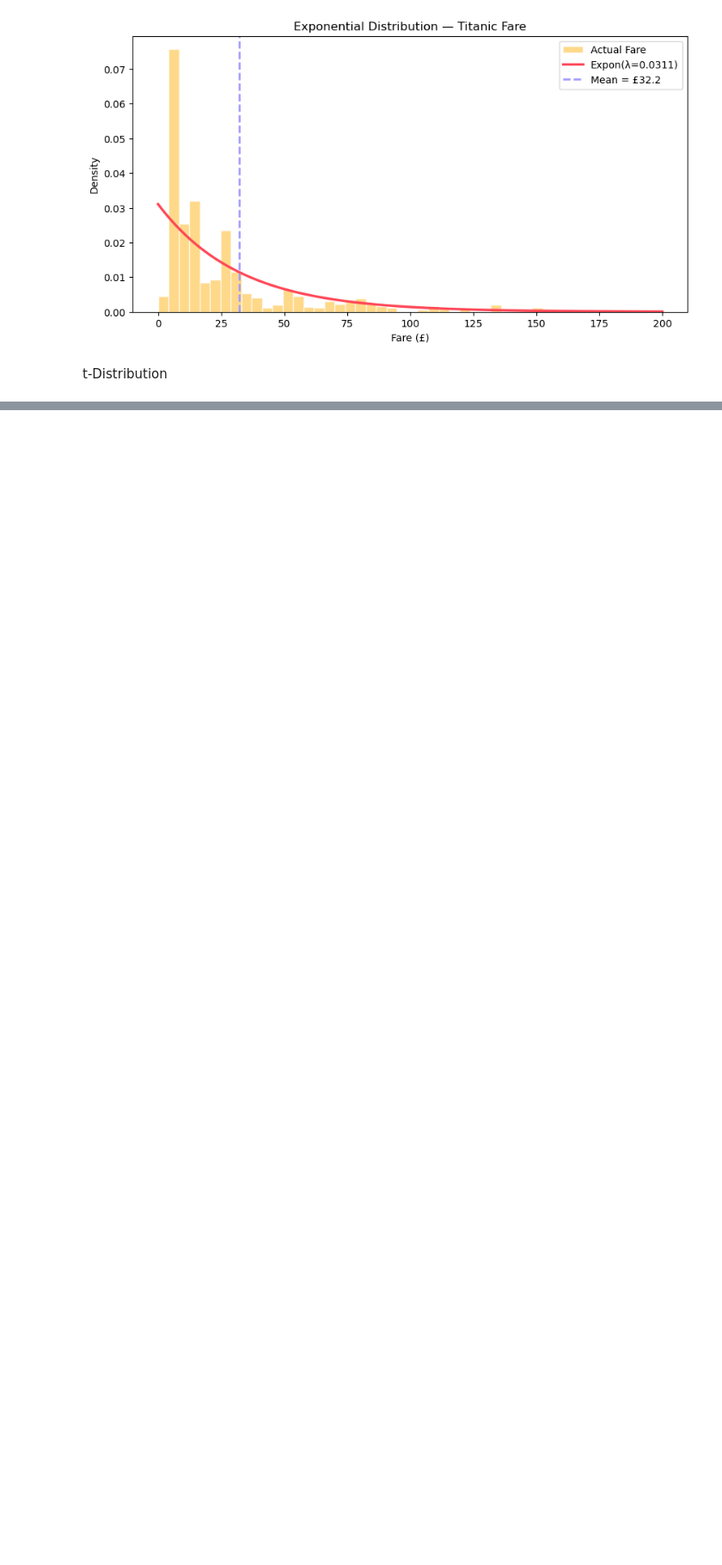
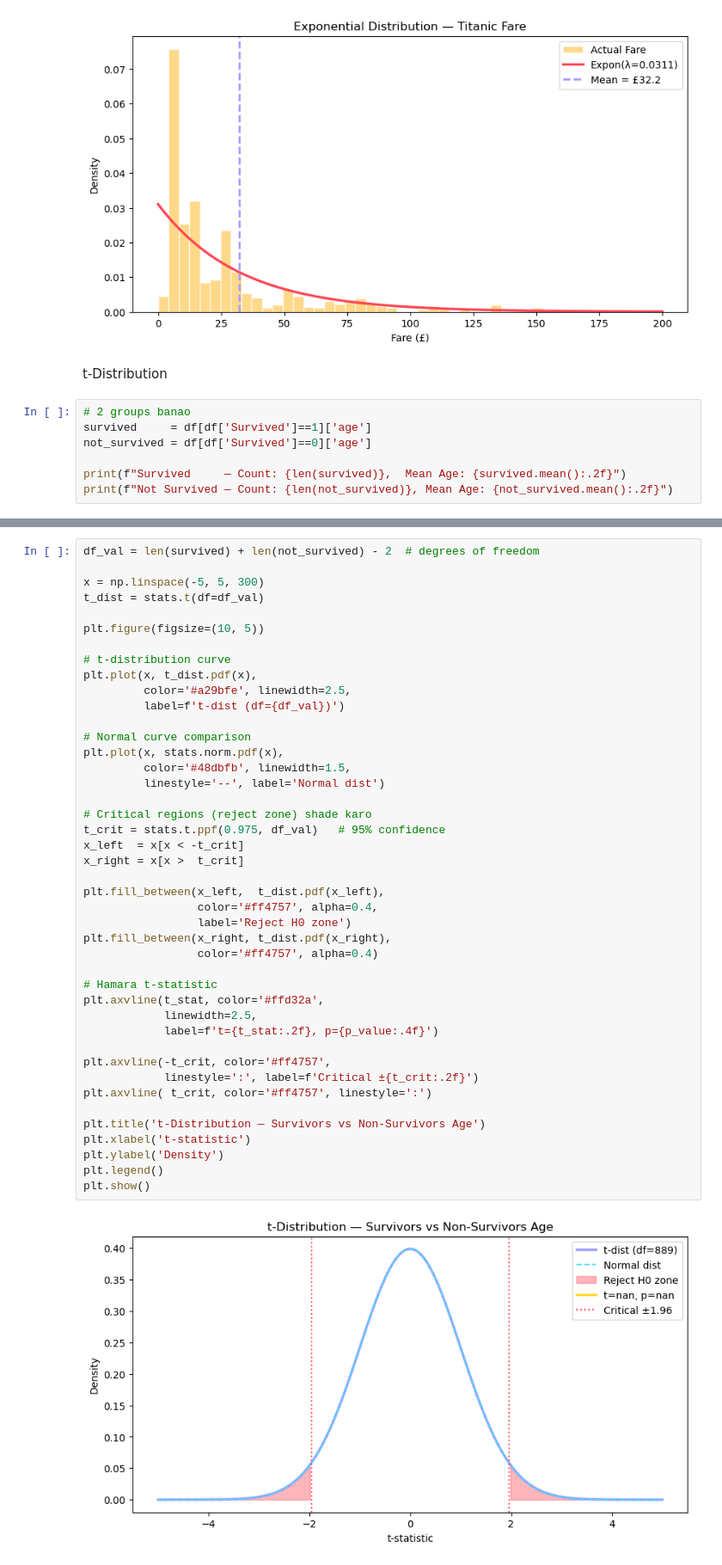
Before and after one commit to tashfeen786/AI-ML-BootCamp, a Jupyter notebook: NETSOL WORK/Week_4/TitanicDataset_to_Perform_ALL_Distributions.ipynb, the cells around one changed output, grey strips where cells are left out. Shown at 86% size. Drawn from its saved outputs; the diff is of its cells as text; blank space fills up the shorter version.

```diff
--- a/NETSOL WORK/Week_4/TitanicDataset_to_Perform_ALL_Distributions.ipynb
+++ b/NETSOL WORK/Week_4/TitanicDataset_to_Perform_ALL_Distributions.ipynb
@@ -462,3 +462,10 @@ plt.show()
 [figure]
 # %% [markdown]
 t-Distribution
+# %%
+# 2 groups banao
+survived     = df[df['Survived']==1]['age']
+not_survived = df[df['Survived']==0]['age']
+
+print(f"Survived     — Count: {len(survived)},  Mean Age: {survived.mean():.2f}")
+print(f"Not Survived — Count: {len(not_survived)}, Mean Age: {not_survived.mean():.2f}")
@@ -464,0 +509,45 @@ t-Distribution
+# %%
+df_val = len(survived) + len(not_survived) - 2  # degrees of freedom
+
+x = np.linspace(-5, 5, 300)
+t_dist = stats.t(df=df_val)
+
+plt.figure(figsize=(10, 5))
+
+# t-distribution curve
+plt.plot(x, t_dist.pdf(x),
+         color='#a29bfe', linewidth=2.5,
+         label=f't-dist (df={df_val})')
+
+# Normal curve comparison
+plt.plot(x, stats.norm.pdf(x),
+         color='#48dbfb', linewidth=1.5,
+         linestyle='--', label='Normal dist')
+
+# Critical regions (reject zone) shade karo
+t_crit = stats.t.ppf(0.975, df_val)   # 95% confidence
+x_left  = x[x < -t_crit]
+x_right = x[x >  t_crit]
+
+plt.fill_between(x_left,  t_dist.pdf(x_left),
+                 color='#ff4757', alpha=0.4,
+                 label='Reject H0 zone')
+plt.fill_between(x_right, t_dist.pdf(x_right),
+                 color='#ff4757', alpha=0.4)
+
+# Hamara t-statistic
+plt.axvline(t_stat, color='#ffd32a',
+            linewidth=2.5,
+            label=f't={t_stat:.2f}, p={p_value:.4f}')
+
+plt.axvline(-t_crit, color='#ff4757',
+            linestyle=':', label=f'Critical ±{t_crit:.2f}')
+plt.axvline( t_crit, color='#ff4757', linestyle=':')
+
+plt.title('t-Distribution — Survivors vs Non-Survivors Age')
+plt.xlabel('t-statistic')
+plt.ylabel('Density')
+plt.legend()
+plt.show()
+# %% [output]
+[figure, added]
```
Also changed, not shown: parts of 3 cells of this notebook.
